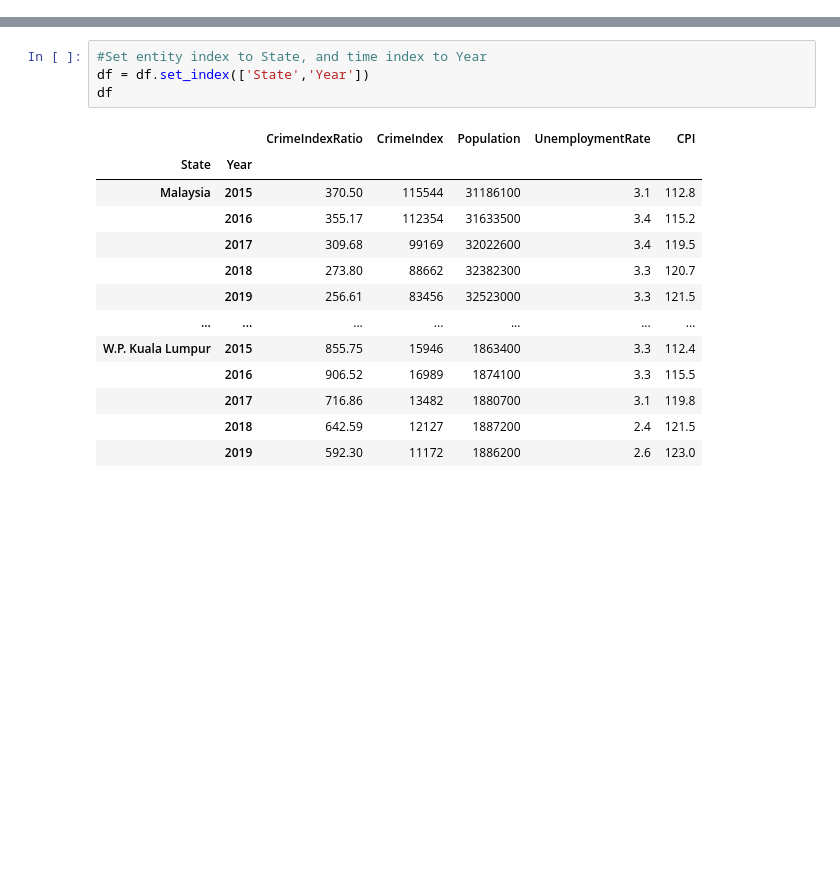
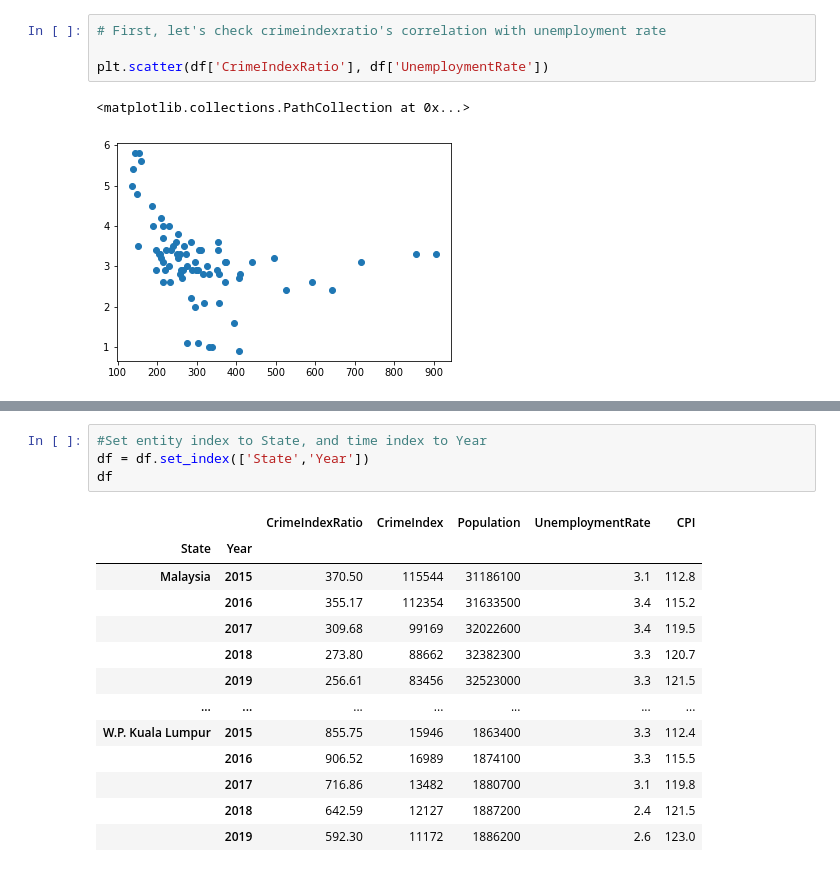
Before and after one commit to joeyyap/polymath, a Jupyter notebook: crime.ipynb, the cells around one changed output, grey strips where cells are left out. Drawn from its saved outputs; the diff is of its cells as text; blank space fills up the shorter version.

```diff
--- a/crime.ipynb
+++ b/crime.ipynb
@@ -197,0 +148,7 @@ Executing transaction: done
+# %%
+# First, let's check crimeindexratio's correlation with unemployment rate
+
+plt.scatter(df['CrimeIndexRatio'], df['UnemploymentRate'])
+# %% [output]
+<matplotlib.collections.PathCollection at 0x...>
+[figure, added]
```
Also changed, not shown: parts of 57 cells of this notebook.
